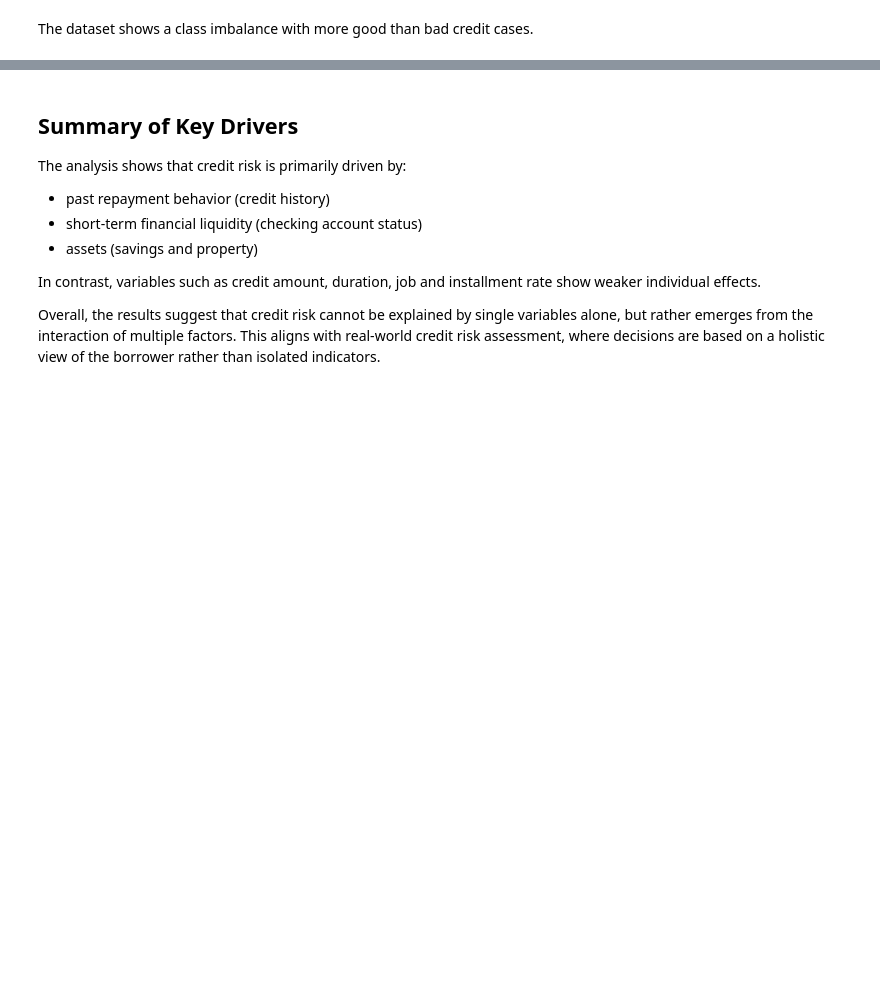
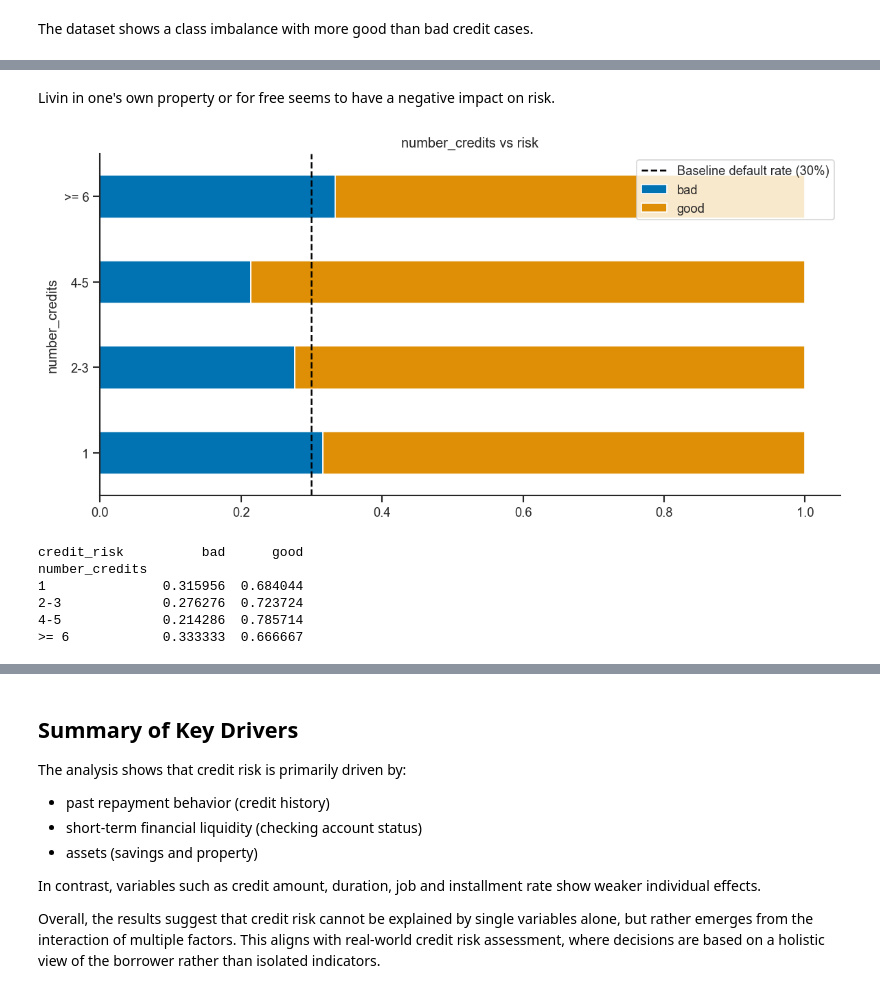
Before and after one commit to alexwill314/german_credit_eda, a Jupyter notebook: notebooks/German_Credit_Data_Analysis.ipynb, the cells around one changed output, grey strips where cells are left out. Drawn from its saved outputs; the diff is of its cells as text; code cells hidden in the pictures; blank space fills up the shorter version.

```diff
--- a/notebooks/German_Credit_Data_Analysis.ipynb
+++ b/notebooks/German_Credit_Data_Analysis.ipynb
@@ -476,0 +321,13 @@ This highlights that not all statistically significant variables are equally imp
+# %% [markdown]
+Livin in one's own property or for free seems to have a negative impact on risk.
+# %%
+#number credits
+ctbplot(df, 'number_credits')
+# %% [output]
+[figure, added]
+credit_risk          bad      good
+number_credits
+1               0.315956  0.684044
+2-3             0.276276  0.723724
+4-5             0.214286  0.785714
+>= 6            0.333333  0.666667
```
Also changed, not shown: parts of 63 cells of this notebook.
